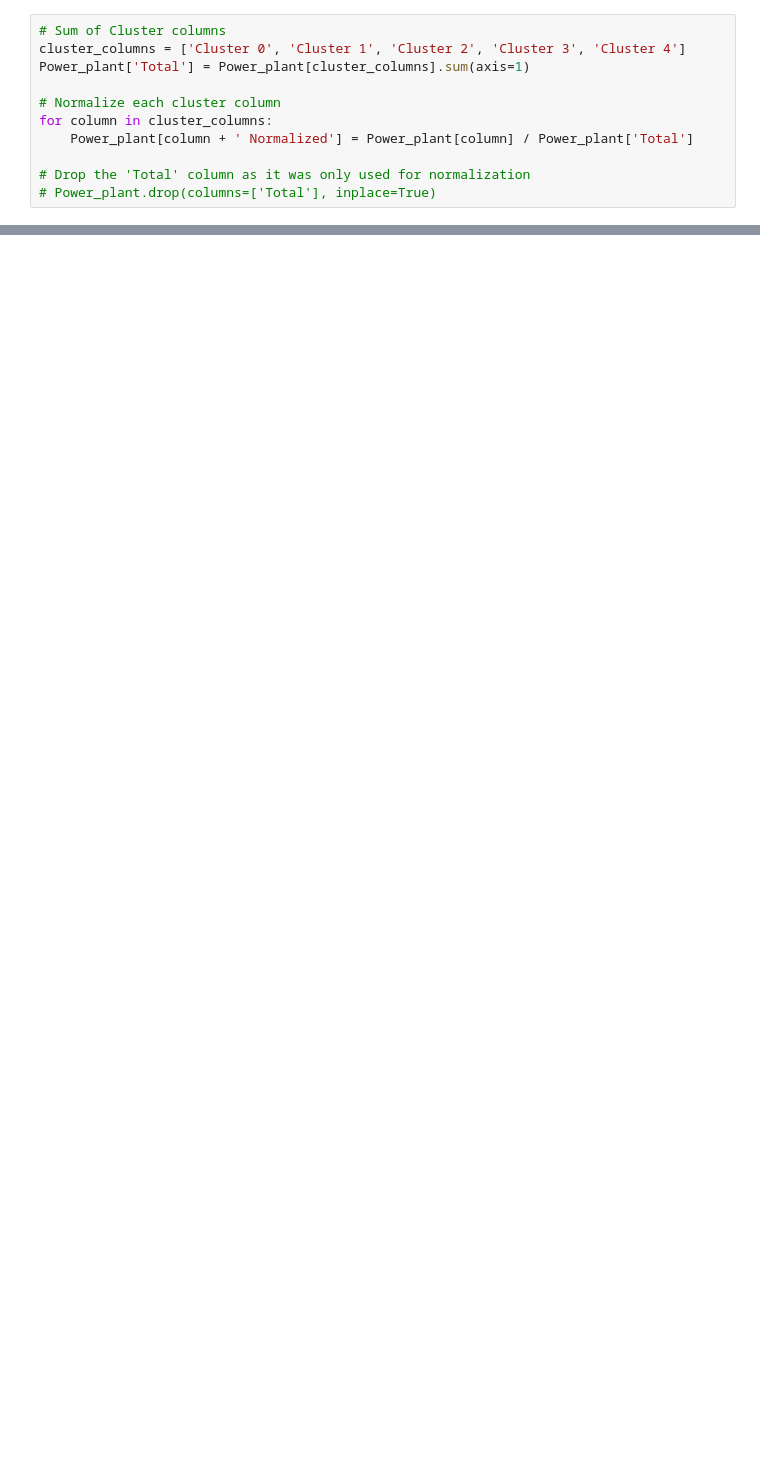
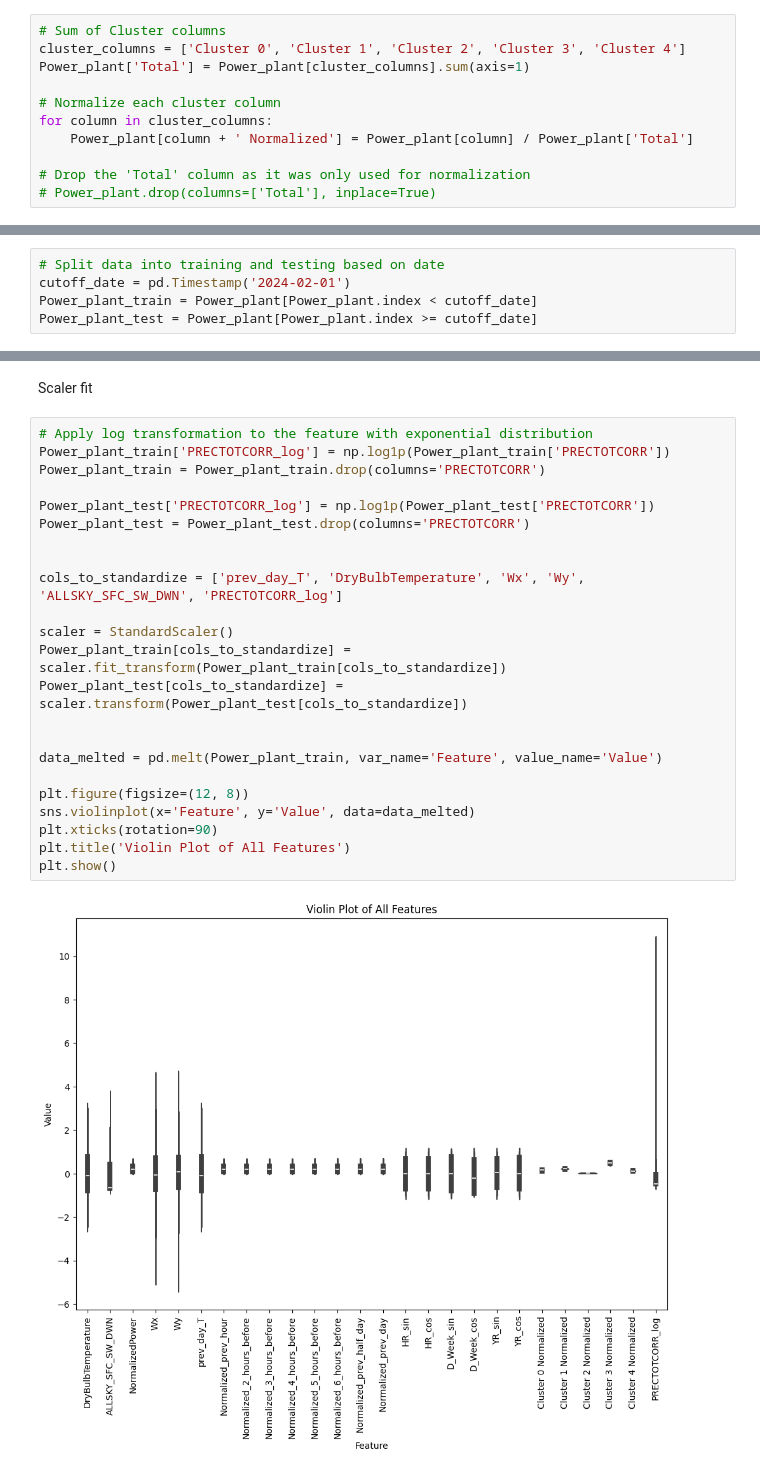
Before and after one commit to SimRime/CAS-Final-Project_Simon-Rime, a Jupyter notebook: Google_Colab_notebook/PowerPlant_NN.ipynb, the cells around one changed output, grey strips where cells are left out. Saved outputs shown, nothing was run; the diff lists cells and outputs as text; blank space fills up the shorter version.

```diff
--- a/Google_Colab_notebook/PowerPlant_NN.ipynb
+++ b/Google_Colab_notebook/PowerPlant_NN.ipynb
@@ -249,0 +270,5 @@ for column in cluster_columns:
+# %%
+# Split data into training and testing based on date
+cutoff_date = pd.Timestamp('2024-02-01')
+Power_plant_train = Power_plant[Power_plant.index < cutoff_date]
+Power_plant_test = Power_plant[Power_plant.index >= cutoff_date]
@@ -249,0 +317,27 @@ for column in cluster_columns:
+# %% [markdown]
+Scaler fit
+# %%
+# Apply log transformation to the feature with exponential distribution
+Power_plant_train['PRECTOTCORR_log'] = np.log1p(Power_plant_train['PRECTOTCORR'])
+Power_plant_train = Power_plant_train.drop(columns='PRECTOTCORR')
+
+Power_plant_test['PRECTOTCORR_log'] = np.log1p(Power_plant_test['PRECTOTCORR'])
+Power_plant_test = Power_plant_test.drop(columns='PRECTOTCORR')
+
+
+cols_to_standardize = ['prev_day_T', 'DryBulbTemperature', 'Wx', 'Wy', 'ALLSKY_SFC_SW_DWN', 'PRECTOTCORR_log']
+
+scaler = StandardScaler()
+Power_plant_train[cols_to_standardize] = scaler.fit_transform(Power_plant_train[cols_to_standardize])
+Power_plant_test[cols_to_standardize] = scaler.transform(Power_plant_test[cols_to_standardize])
+
+
+data_melted = pd.melt(Power_plant_train, var_name='Feature', value_name='Value')
+
+plt.figure(figsize=(12, 8))
+sns.violinplot(x='Feature', y='Value', data=data_melted)
+plt.xticks(rotation=90)
+plt.title('Violin Plot of All Features')
+plt.show()
+# %% [output]
+[figure, added]
```
Also changed, not shown: parts of 34 cells of this notebook.
